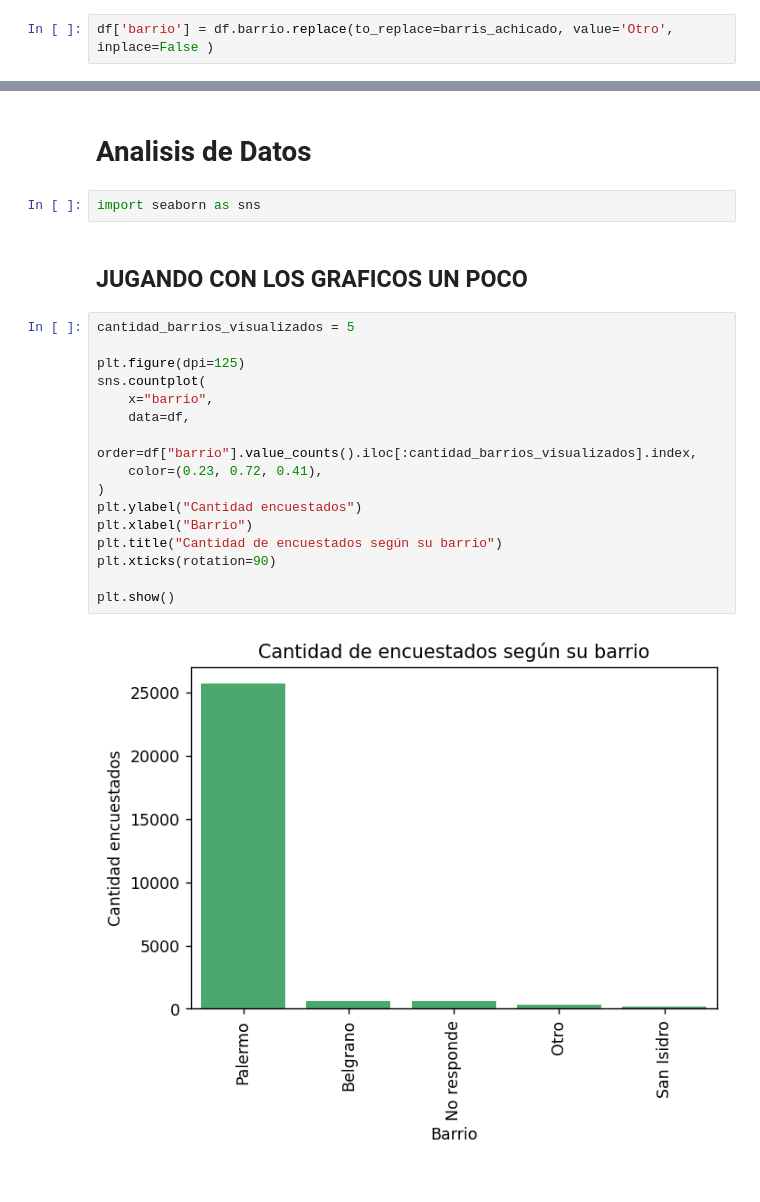
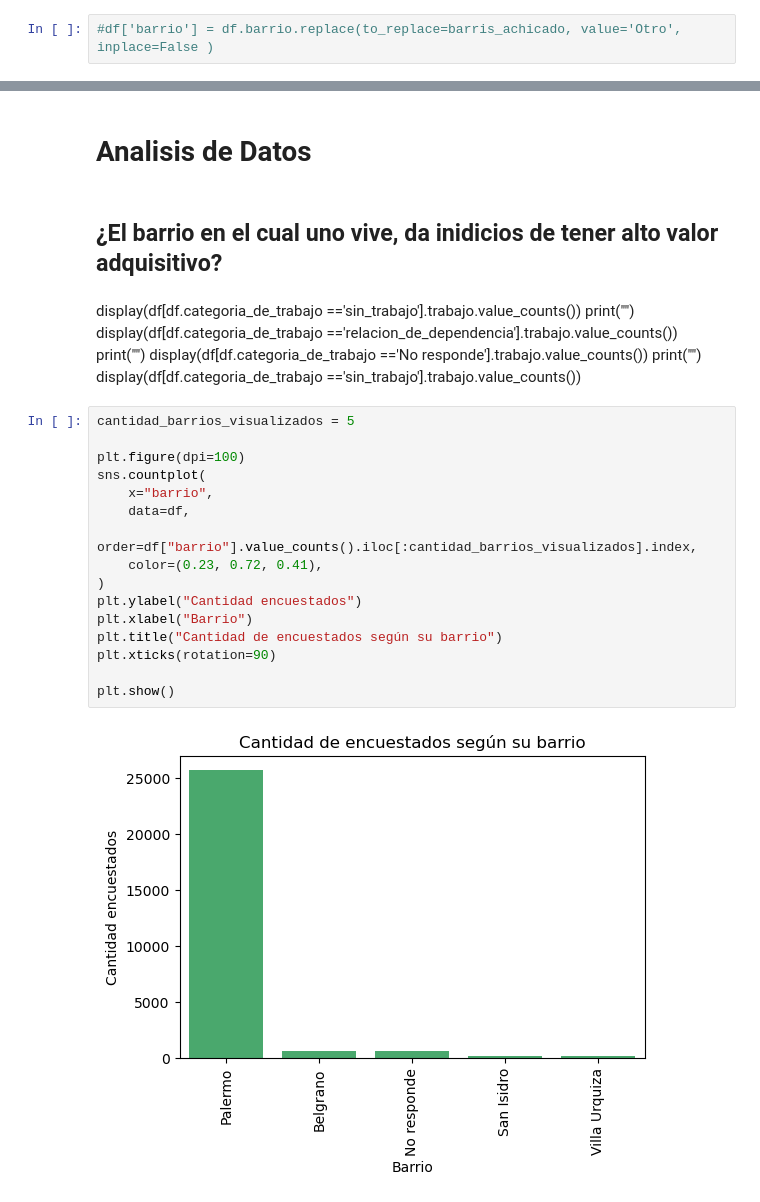
Before and after one commit to fjpacheco/machine-learning, a Jupyter notebook: version_1_playing.ipynb, the cells around one changed output, grey strips where cells are left out. Cells and saved outputs as stored; diff of their text form.

Commit message:
Actualizo gráfico del 'Barrio'

```diff
--- a/version_1_playing.ipynb
+++ b/version_1_playing.ipynb
@@ -370,6 +369,6 @@ Index(['nuñez', 'Parque Chacabuco', 'Villa Luro', 'Parque Avellaneda',
       dtype='object')
 # %%
-df['barrio'] = df.barrio.replace(to_replace=barris_achicado, value='Otro',   inplace=False )
+#df['barrio'] = df.barrio.replace(to_replace=barris_achicado, value='Otro',   inplace=False )
 # %%
 df.barrio.value_counts(dropna=False,normalize=True) * 100
 # %% [output]
@@ -705,25 +704,31 @@ Despues tenias 3 tecnicas mas, pero no se si vale la pena aplicar.. hay cosas qu
 * **Tecnica Embebbed**
 # %% [markdown]
 # Analisis de Datos
-# %%
-import seaborn as sns
-# %% [markdown]
-## JUGANDO CON LOS GRAFICOS UN POCO
+# %% [markdown]
+## ¿El barrio en el cual uno vive, da inidicios de tener alto valor adquisitivo?
+# %% [markdown]
+display(df[df.categoria_de_trabajo =='sin_trabajo'].trabajo.value_counts())
+print("")
+display(df[df.categoria_de_trabajo =='relacion_de_dependencia'].trabajo.value_counts())
+print("")
+display(df[df.categoria_de_trabajo =='No responde'].trabajo.value_counts())
+print("")
+display(df[df.categoria_de_trabajo =='sin_trabajo'].trabajo.value_counts())
 # %%
 cantidad_barrios_visualizados = 5
 
-plt.figure(dpi=125)
+plt.figure(dpi=100)
 sns.countplot(
     x="barrio",
     data=df,
     order=df["barrio"].value_counts().iloc[:cantidad_barrios_visualizados].index,
     color=(0.23, 0.72, 0.41),
 )
 plt.ylabel("Cantidad encuestados")
 plt.xlabel("Barrio")
 plt.title("Cantidad de encuestados según su barrio")
 plt.xticks(rotation=90)
 
 plt.show()
 # %% [output]
-[figure, old version]
+[figure, new version]
```
Also changed, not shown: parts of 20 cells of this notebook.
